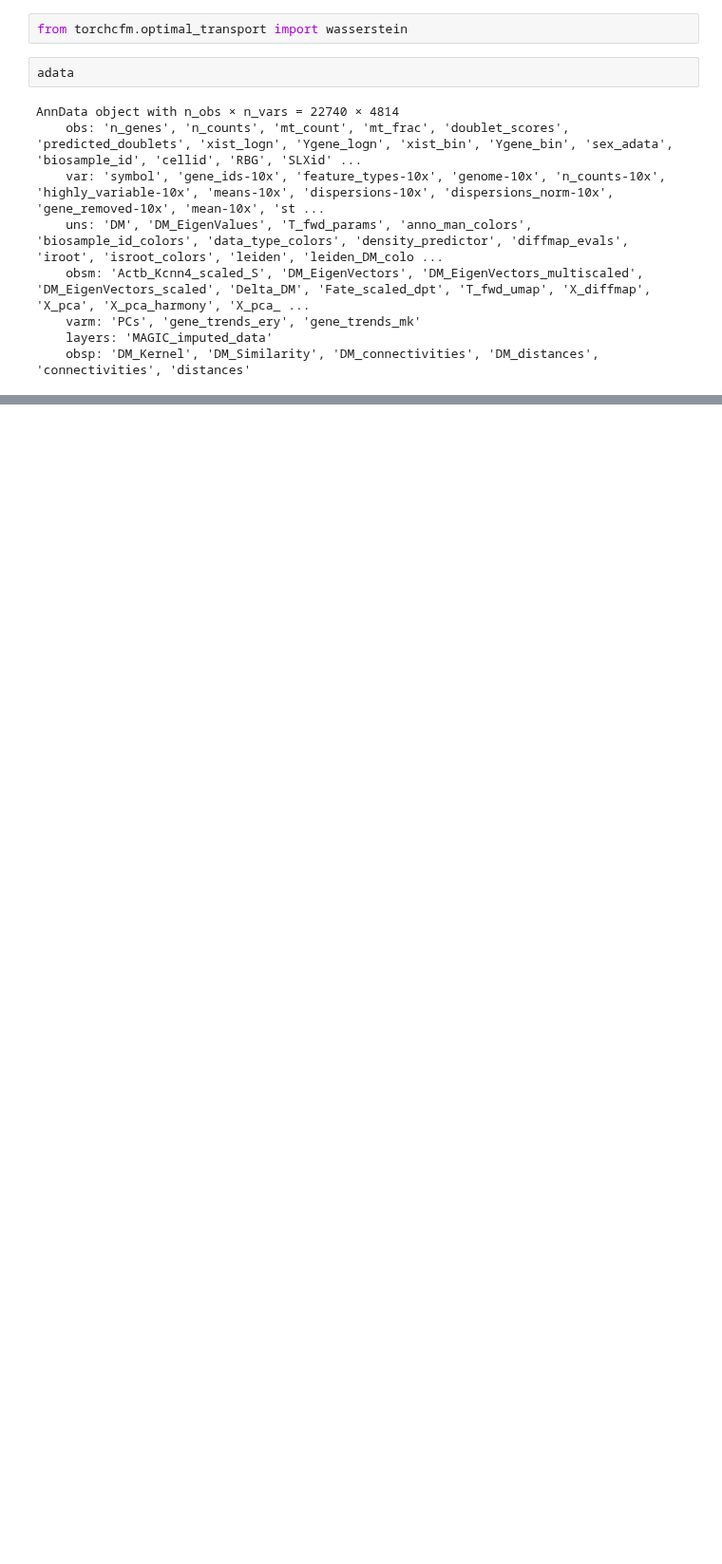
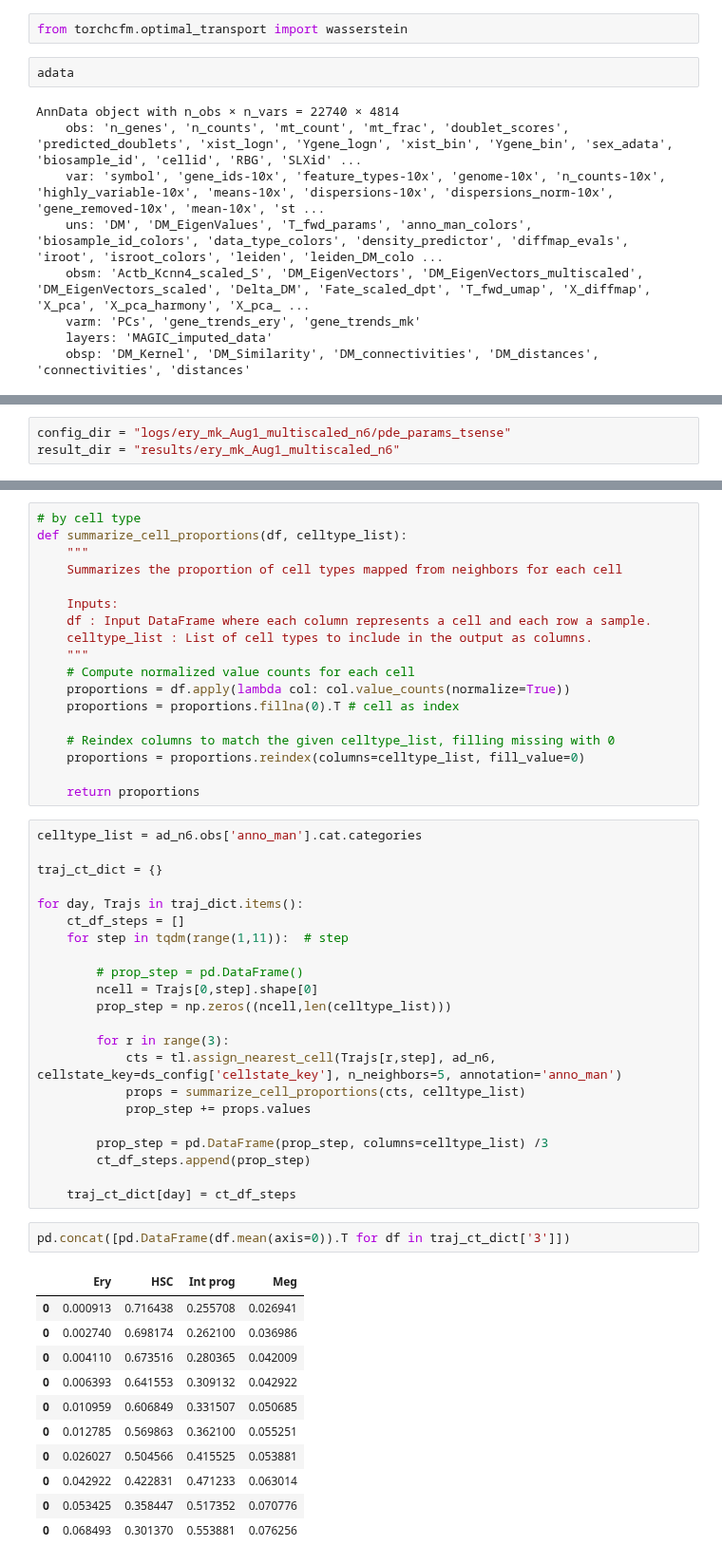
Before and after one commit to oZwZo/PINN_dynamics, a Jupyter notebook: Explore_Notebook/7.evaluation/7-14.evaluate_ery_mk_trajectory.ipynb, the cells around one changed output, grey strips where cells are left out. Shown at 95% size. Saved outputs shown, nothing was run; the diff lists cells and outputs as text; blank space fills up the shorter version.

```diff
--- a/Explore_Notebook/7.evaluation/7-14.evaluate_ery_mk_trajectory.ipynb
+++ b/Explore_Notebook/7.evaluation/7-14.evaluate_ery_mk_trajectory.ipynb
@@ -142,0 +57,3 @@ w2_dict['49'] # ??!!
+# %%
+config_dir = "logs/ery_mk_Aug1_multiscaled_n6/pde_params_tsense"
+result_dir = "results/ery_mk_Aug1_multiscaled_n6"
@@ -142,0 +192,54 @@ w2_dict['49'] # ??!!
+# %%
+# by cell type
+def summarize_cell_proportions(df, celltype_list):
+    """
+    Summarizes the proportion of cell types mapped from neighbors for each cell
+
+    Inputs:
+    df : Input DataFrame where each column represents a cell and each row a sample.
+    celltype_list : List of cell types to include in the output as columns.
+    """
+    # Compute normalized value counts for each cell
+    proportions = df.apply(lambda col: col.value_counts(normalize=True))
+    proportions = proportions.fillna(0).T # cell as index
+
+    # Reindex columns to match the given celltype_list, filling missing with 0
+    proportions = proportions.reindex(columns=celltype_list, fill_value=0)
+
+    return proportions
+# %%
+celltype_list = ad_n6.obs['anno_man'].cat.categories
+
+traj_ct_dict = {}
+
+for day, Trajs in traj_dict.items():
+    ct_df_steps = []
+    for step in tqdm(range(1,11)):  # step
+
+        # prop_step = pd.DataFrame()
+        ncell = Trajs[0,step].shape[0]
+        prop_step = np.zeros((ncell,len(celltype_list)))
+
+        for r in range(3):
+            cts = tl.assign_nearest_cell(Trajs[r,step], ad_n6, cellstate_key=ds_config['cellstate_key'], n_neighbors=5, annotation='anno_man')
+            props = summarize_cell_proportions(cts, celltype_list)
+            prop_step += props.values
+
+        prop_step = pd.DataFrame(prop_step, columns=celltype_list) /3
+        ct_df_steps.append(prop_step)
+
+    traj_ct_dict[day] = ct_df_steps
+# %%
+pd.concat([pd.DataFrame(df.mean(axis=0)).T for df in traj_ct_dict['3']])
+# %% [output]
+|  | Ery | HSC | Int prog | Meg |
+| 0 | 0.000913 | 0.716438 | 0.255708 | 0.026941 |
+| 0 | 0.002740 | 0.698174 | 0.262100 | 0.036986 |
+| 0 | 0.004110 | 0.673516 | 0.280365 | 0.042009 |
+| 0 | 0.006393 | 0.641553 | 0.309132 | 0.042922 |
+| 0 | 0.010959 | 0.606849 | 0.331507 | 0.050685 |
+| 0 | 0.012785 | 0.569863 | 0.362100 | 0.055251 |
+| 0 | 0.026027 | 0.504566 | 0.415525 | 0.053881 |
+| 0 | 0.042922 | 0.422831 | 0.471233 | 0.063014 |
+| 0 | 0.053425 | 0.358447 | 0.517352 | 0.070776 |
+| 0 | 0.068493 | 0.301370 | 0.553881 | 0.076256 |
```
Also changed, not shown: parts of 27 cells of this notebook, 1 other file.
